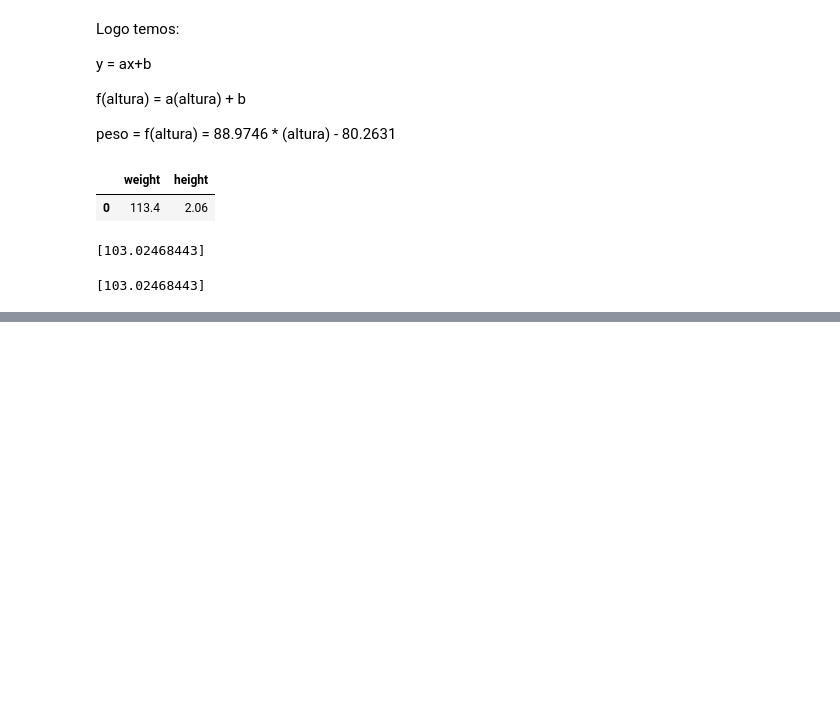
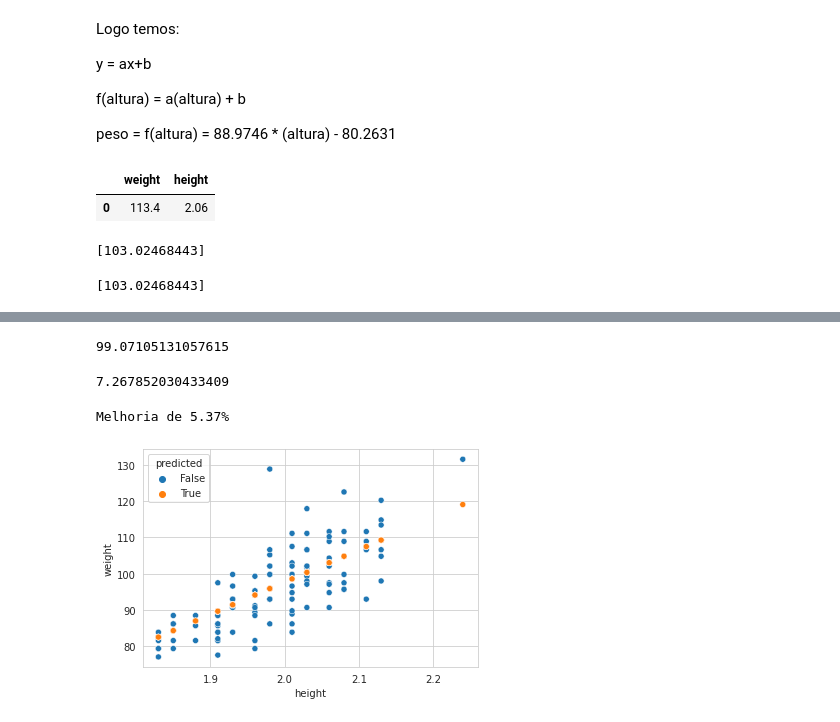
Before and after one commit to vinigm/Estudos, a Jupyter notebook: Machine_Learning.ipynb, the cells around one changed output, grey strips where cells are left out. Drawn from its saved outputs; the diff is of its cells as text; code cells hidden in the pictures; blank space fills up the shorter version.

```diff
--- a/Machine_Learning.ipynb
+++ b/Machine_Learning.ipynb
@@ -575,0 +755,5 @@ print(peso)
+# %%
+b = model_v2.intercept_
+print(b)
+# %% [output]
+99.07105131057615
@@ -575,0 +762,9 @@ print(peso)
+# %%
+rmse_v2 = np.sqrt(mean_squared_error(target_test, target_predicted))
+print(rmse_v2)
+# %% [output]
+7.267852030433409
+# %%
+print(f"Melhoria de {round(100 * (1 - (rmse_v2 / rmse)), 2)}%")
+# %% [output]
+Melhoria de 5.37%
@@ -575,0 +779,7 @@ print(peso)
+# %%
+with sns.axes_style('whitegrid'):
+
+  # peso = 88.9746 * altura - 80.2631
+  sns.scatterplot(data=prediction, x='height', y='weight', hue='predicted')
+# %% [output]
+[figure, added]
```
Also changed, not shown: parts of 146 cells of this notebook.
